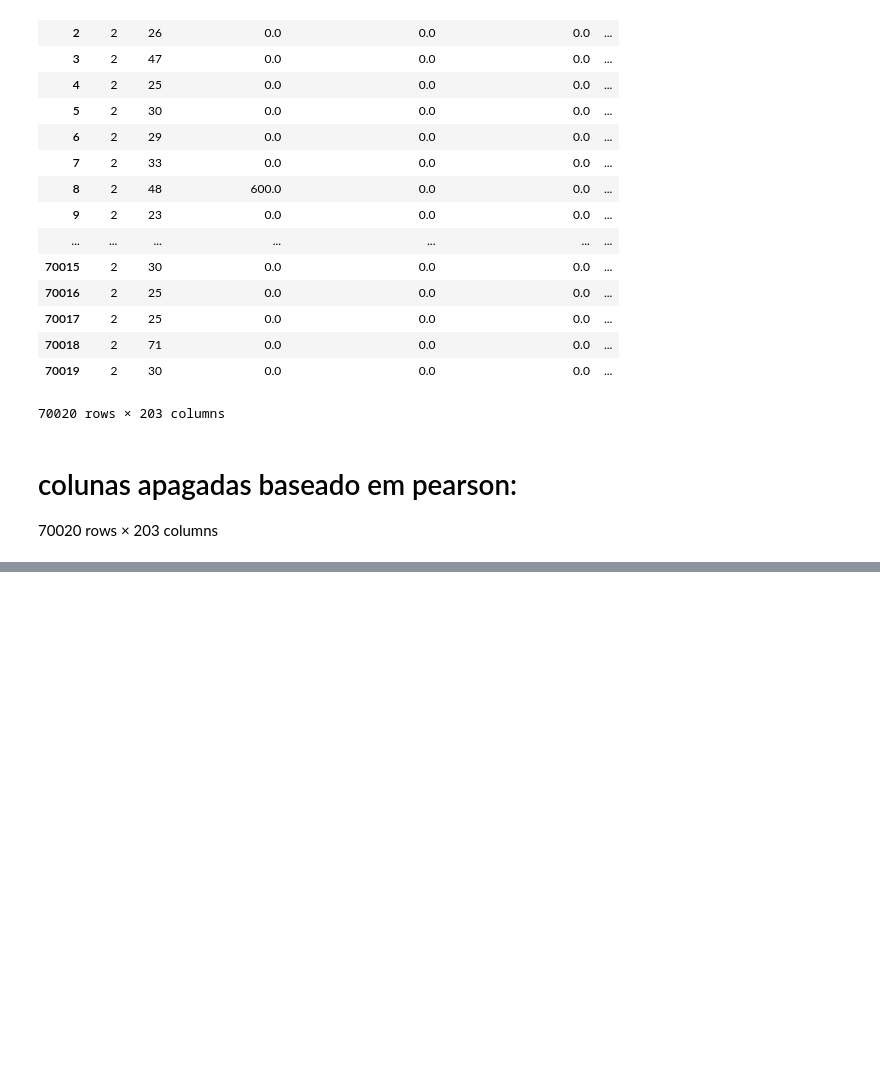
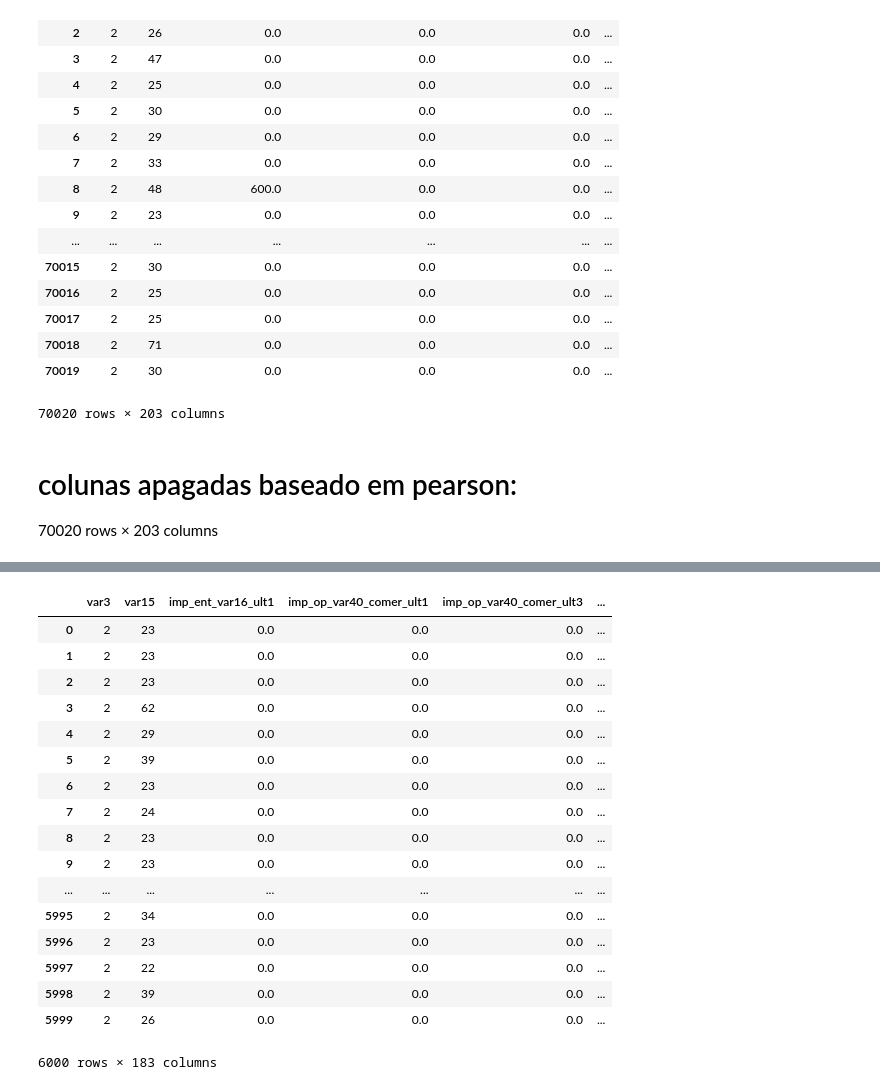
Before and after one commit to annanda/big_data_classifier, a Jupyter notebook: Big Data classifier.ipynb, the cells around one changed output, grey strips where cells are left out. Saved outputs shown, nothing was run; the diff lists cells and outputs as text; code cells hidden in the pictures; blank space fills up the shorter version.

```diff
--- a/Big Data classifier.ipynb
+++ b/Big Data classifier.ipynb
@@ -831,0 +911,22 @@ df_3.drop('Unnamed: 0', 1)
+# %%
+
+test.drop('Unnamed: 0', 1)
+# %% [output]
+|  | var3 | var15 | imp_ent_var16_ult1 | imp_op_var40_comer_ult1 | imp_op_var40_comer_ult3 | ... |
+| 0 | 2 | 23 | 0.0 | 0.0 | 0.0 | ... |
+| 1 | 2 | 23 | 0.0 | 0.0 | 0.0 | ... |
+| 2 | 2 | 23 | 0.0 | 0.0 | 0.0 | ... |
+| 3 | 2 | 62 | 0.0 | 0.0 | 0.0 | ... |
+| 4 | 2 | 29 | 0.0 | 0.0 | 0.0 | ... |
+| 5 | 2 | 39 | 0.0 | 0.0 | 0.0 | ... |
+| 6 | 2 | 23 | 0.0 | 0.0 | 0.0 | ... |
+| 7 | 2 | 24 | 0.0 | 0.0 | 0.0 | ... |
+| 8 | 2 | 23 | 0.0 | 0.0 | 0.0 | ... |
+| 9 | 2 | 23 | 0.0 | 0.0 | 0.0 | ... |
+| ... | ... | ... | ... | ... | ... | ... |
+| 5995 | 2 | 34 | 0.0 | 0.0 | 0.0 | ... |
+| 5996 | 2 | 23 | 0.0 | 0.0 | 0.0 | ... |
+| 5997 | 2 | 22 | 0.0 | 0.0 | 0.0 | ... |
+| 5998 | 2 | 39 | 0.0 | 0.0 | 0.0 | ... |
+| 5999 | 2 | 26 | 0.0 | 0.0 | 0.0 | ... |
+6000 rows × 183 columns
```
Also changed, not shown: parts of 10 cells of this notebook, 3 other files.
